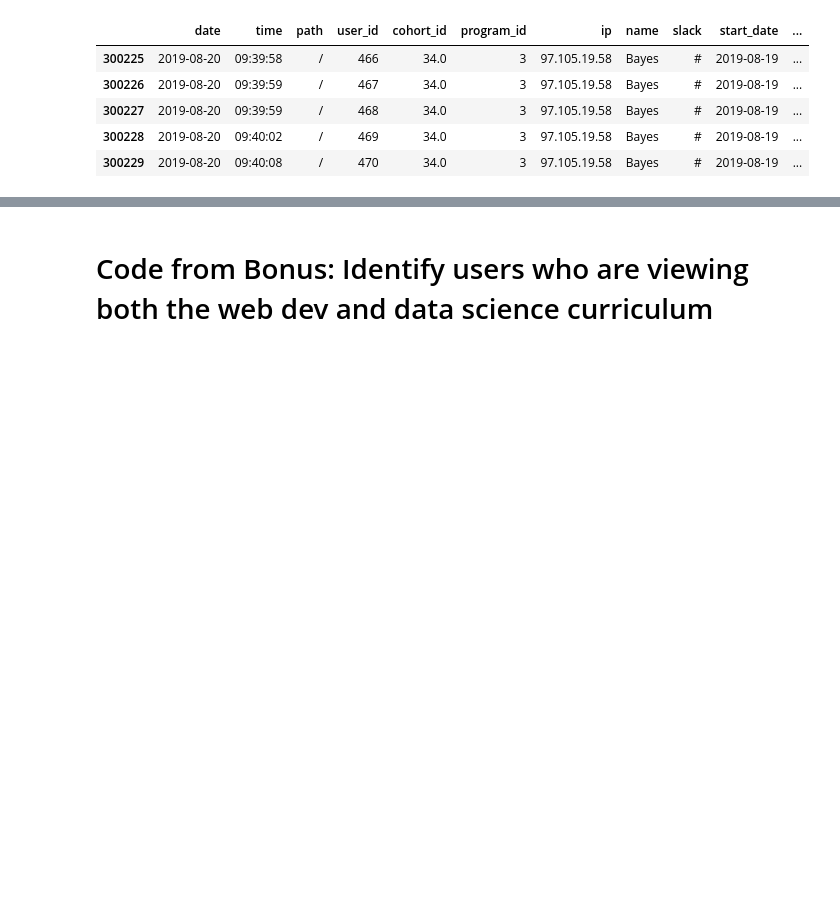
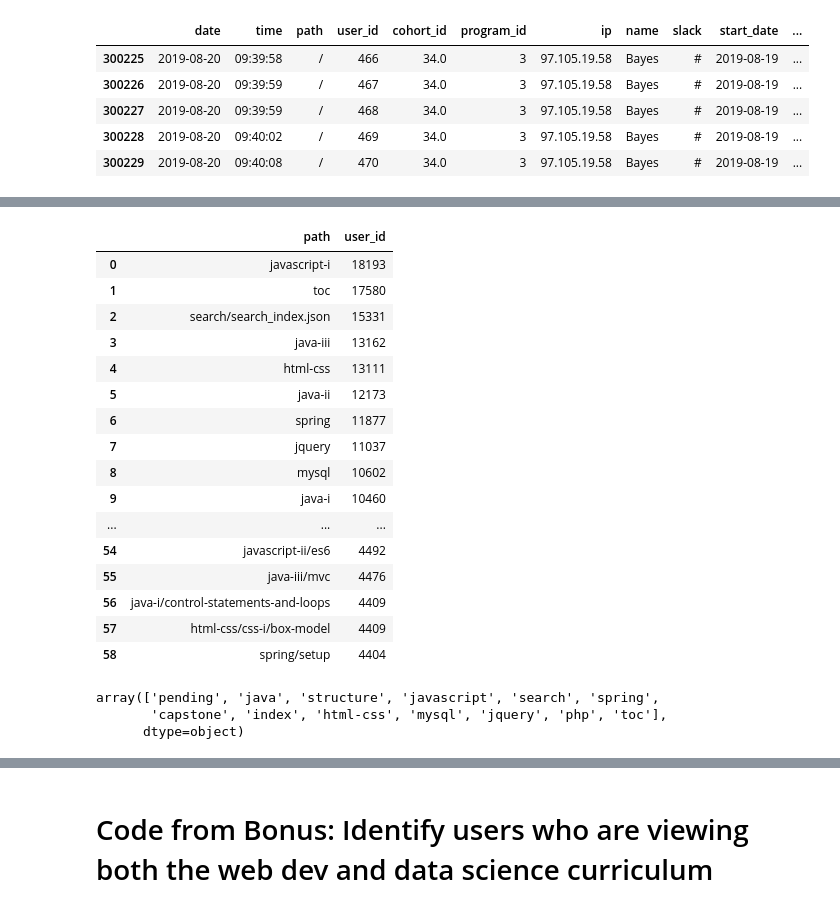
Before and after one commit to daniel-kaniela/anomoly_detection_project, a Jupyter notebook: kan_anomaly_detection_working_copy.ipynb, the cells around one changed output, grey strips where cells are left out. Saved outputs shown, nothing was run; the diff lists cells and outputs as text; code cells hidden in the pictures; blank space fills up the shorter version.

```diff
--- a/kan_anomaly_detection_working_copy.ipynb
+++ b/kan_anomaly_detection_working_copy.ipynb
@@ -132,14 +110,19 @@ Name: path, Length: 847330, dtype: object
 # %%
-df['lesson'] = np.where(df.path.str.contains('classification'),'classification',
-                        np.where(df.path.str.contains('sql'), 'sql',
-                                np.where(df.path.str.contains('fundamentals'), 'fundamentals',
-                                        np.where(df.path.str.contains('regression'), 'regression',
-                                                np.where(df.path.str.contains('python'), 'python',
-                                                        np.where(df.path.str.contains('stats'), 'stats',
-                                                                 np.where(df.path.str.contains('anomaly'), 'anomaly',
-                                                                          np.where(df.path.str.contains('clustering'), 'clustering',
-                                                                                   np.where(df.path.str.contains('nlp'), 'nlp',
-                                                                                            np.where(df.path.str.contains('timeseries'), 'time_series',
-                                                                                                     np.where(df.path.str.contains('distributed-ml'), 'distributed_ml''',
-                                                                                                              'pending')))))))))))
-df.lesson.unique()
+# # create lesson column
+# df['lesson'] = np.where(df.path.str.contains('classification'),'classification',
+#                         np.where(df.path.str.contains('sql'), 'sql',
+#                                 np.where(df.path.str.contains('fundamentals'), 'fundamentals',
+#                                         np.where(df.path.str.contains('regression'), 'regression',
+#                                                 np.where(df.path.str.contains('python'), 'python',
+#                                                         np.where(df.path.str.contains('stats'), 'stats',
+#                                                                  np.where(df.path.str.contains('anomaly'), 'anomaly',
+#                                                                           np.where(df.path.str.contains('clustering'), 'clustering',
+#                                                                                    np.where(df.path.str.contains('nlp'), 'nlp',
+#                                                                                             np.where(df.path.str.contains('timeseries'), 'time_series',
+#                                                                                                      np.where(df.path.str.contains('distributed-ml'), 'distributed_ml''',
+#                                                                                                               np.where(df.path.str.contains('storytelling'), 'storytelling',
+#                                                                                                                        np.where(df.path.str.contains('appendix'), 'appendix',
+#                                                                                                                                 np.where(df.path.str.contains('advanced-topics'), 'advanced-topics',
+#                                                                                                                                          np.where(df.path.str.contains('capstones'), 'capstones',
+#                                                                                                                                                   'pending')))))))))))))))
+# df.lesson.unique()
@@ -186,0 +204,4 @@ df.groupby(by=['path'])['program','name'].agg('count').sort_values(['program','n
+# %%
+# subset for web_dev
+df_webdev = df[df.program=='web_dev']
+df_webdev.head()
@@ -186,0 +215,45 @@ df.groupby(by=['path'])['program','name'].agg('count').sort_values(['program','n
+# %%
+# group df by path and create column for count of rows for each grouped path
+df_webdev_lesson_count = df_webdev.groupby(by=['path'])[['user_id']].agg('count').sort_values('user_id', ascending=False)[1:60].reset_index()
+df_webdev_lesson_count.head(60)
+# %% [output]
+|  | path | user_id |
+| 0 | javascript-i | 18193 |
+| 1 | toc | 17580 |
+| 2 | search/search_index.json | 15331 |
+| 3 | java-iii | 13162 |
+| 4 | html-css | 13111 |
+| 5 | java-ii | 12173 |
+| 6 | spring | 11877 |
+| 7 | jquery | 11037 |
+| 8 | mysql | 10602 |
+| 9 | java-i | 10460 |
+| ... | ... | ... |
+| 54 | javascript-ii/es6 | 4492 |
+| 55 | java-iii/mvc | 4476 |
+| 56 | java-i/control-statements-and-loops | 4409 |
+| 57 | html-css/css-i/box-model | 4409 |
+| 58 | spring/setup | 4404 |
+# %%
+# created lesson column with values for web dev lessons
+df_webdev['lesson'] = np.where(df_webdev.path.str.contains('search'),'search',
+np.where(df_webdev.path.str.contains('index'),'index',
+np.where(df_webdev.path.str.contains('javascript'),'javascript',
+np.where(df_webdev.path.str.contains('toc'),'toc',
+np.where(df_webdev.path.str.contains('java'),'java',
+np.where(df_webdev.path.str.contains('html|css'),'html-css',
+np.where(df_webdev.path.str.contains('spring'),'spring',
+np.where(df_webdev.path.str.contains('jquery'),'jquery',
+np.where(df_webdev.path.str.contains('mysql'),'mysql',
+np.where(df_webdev.path.str.contains('capstone'),'capstone',
+np.where(df_webdev.path.str.contains('array|syntax|object_oriented|polymorph|methods|collections|deployment'),'structure',
+np.where(df_webdev.path.str.contains('php'),'php',
+np.where(df_webdev.path.str.contains('larvel'),'larvel',
+
+'pending')))))))))))))
+
+df_webdev.lesson.unique()
+# %% [output]
+array(['pending', 'java', 'structure', 'javascript', 'search', 'spring',
+       'capstone', 'index', 'html-css', 'mysql', 'jquery', 'php', 'toc'],
+      dtype=object)
```
Also changed, not shown: parts of 19 cells of this notebook.
